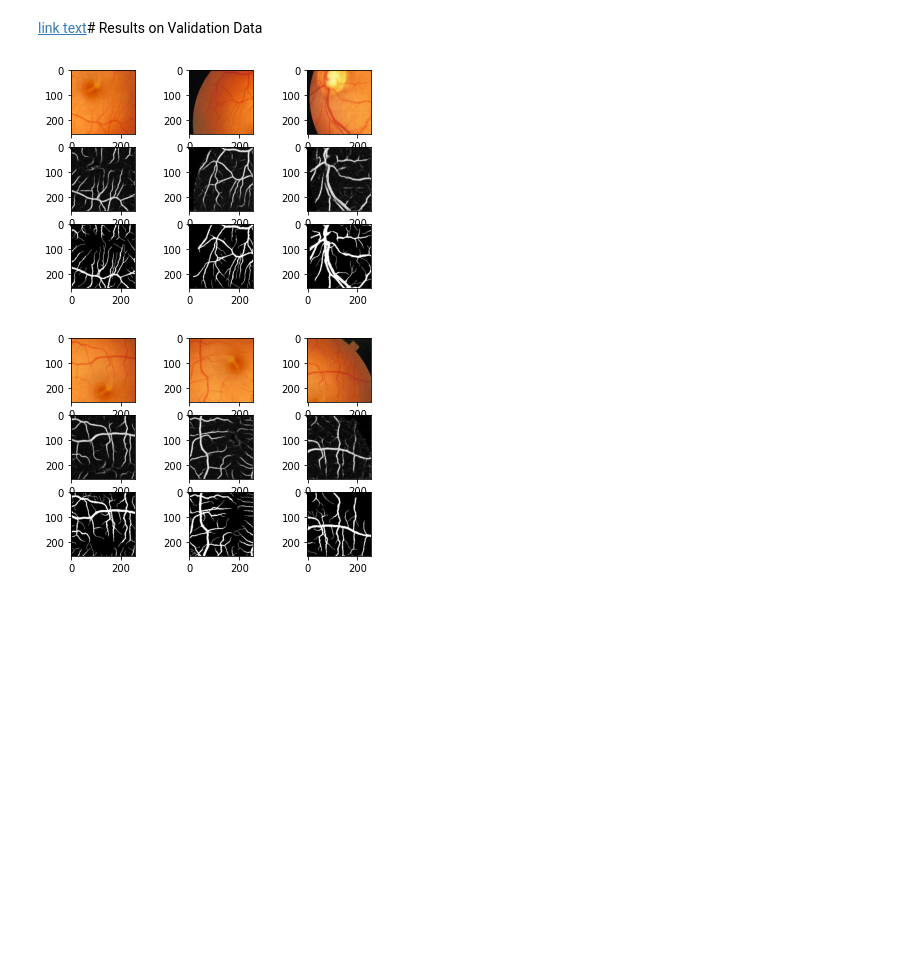
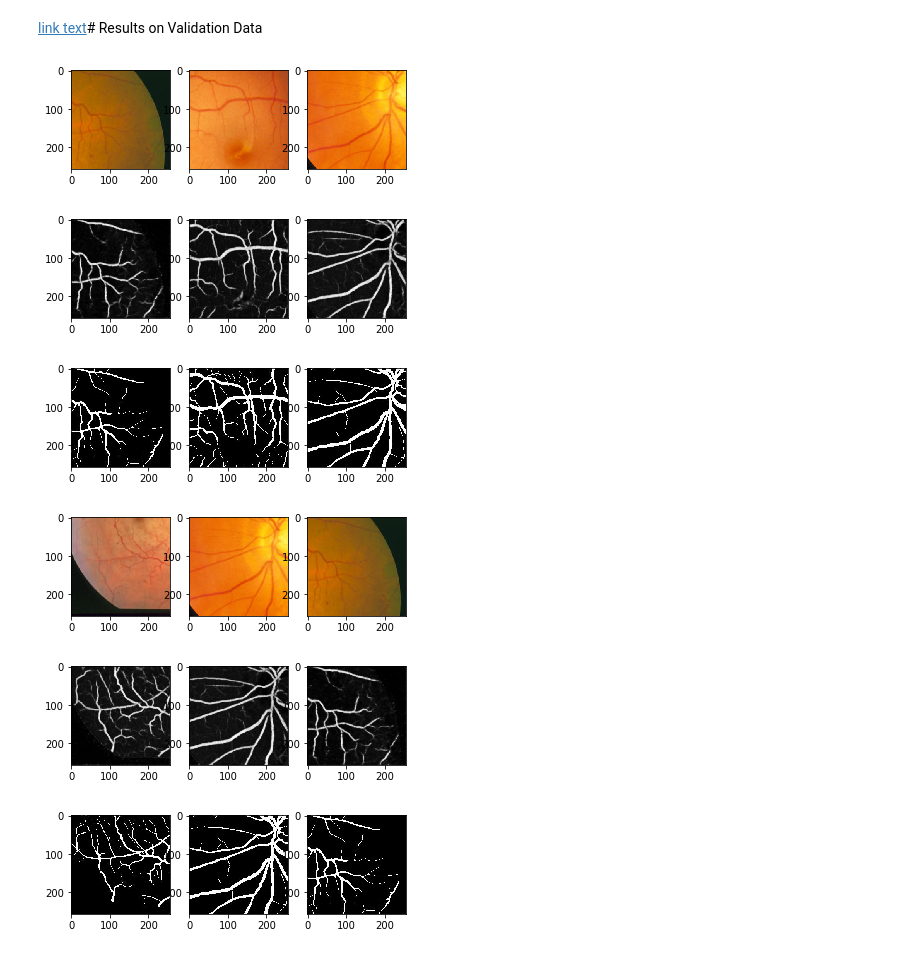
Before and after one commit to yashgupta-7/Medical-Image-Segmentation, a Jupyter notebook: U_Net_Training.ipynb, the cells around one changed output. Drawn from its saved outputs; the diff is of its cells as text; code cells hidden in the pictures; blank space fills up the shorter version.

```diff
--- a/U_Net_Training.ipynb
+++ b/U_Net_Training.ipynb
@@ -1,8 +1,9 @@
 # %%
+# ! conda update conda -y
 import torch
 import torch.nn as nn
 from torch import optim
 import torch.nn.functional as F
 import numpy as np
-use_gpu = True
+use_gpu = False
 on_google_colab = False
@@ -144,0 +137,6 @@ U_Net(
+# %%
+PATH = 'trained_models/retina_unet_256_16_.pth'
+##loading the model
+model = U_Net()
+model.load_state_dict(torch.load(PATH,map_location=torch.device('cpu')))
+model.eval()
@@ -145,3 +161,5 @@ U_Net(
+# %%
+u_net=model
 # %%
 #Showing 2 random segmentations
 import matplotlib.pyplot as plt
@@ -159,9 +177,9 @@ for i in range(2):
     s2 = torchvision.transforms.ToTensor()(im2).unsqueeze(0)
     s3 = torchvision.transforms.ToTensor()(im3).unsqueeze(0)
 
-    pred1 = model(s1).cpu().detach().numpy()
-    pred2 = model(s2).cpu().detach().numpy()
-    pred3 = model(s3).cpu().detach().numpy()
+    pred1 = u_net(s1).cpu().detach().numpy()
+    pred2 = u_net(s2).cpu().detach().numpy()
+    pred3 = u_net(s3).cpu().detach().numpy()
 
     f = plt.figure()
     f.add_subplot(2,3, 1)
@@ -184,49 +202,57 @@ for i in range(2):
 # %%
 #Showing 2 random segmentations
 import matplotlib.pyplot as plt
 import numpy as np
 from PIL import Image
 import torchvision
 
 imgs_folder = 'data/validation/'
 lbl_folder = 'data/validation_manual/'
 
 for i in range(2):
-    idx = np.random.randint(20)
+    idx = 1+np.random.randint(20)
+    idx2 = 1+np.random.randint(20)
+    idx3 = 1+np.random.randint(20)
     im1 = Image.open(imgs_folder + str(idx)  + '_orig.jpg')
-    im2 = Image.open(imgs_folder + str(idx)  + '_rot.jpg')
-    im3 = Image.open(imgs_folder + str(idx)  + '_noise.jpg')
+    im2 = Image.open(imgs_folder + str(idx2)  + '_orig.jpg')
+    im3 = Image.open(imgs_folder + str(idx3)  + '_orig.jpg')
     im4 = Image.open(lbl_folder + str(idx)  + '_orig.jpg')
-    im5 = Image.open(lbl_folder + str(idx)  + '_rot.jpg')
-    im6 = Image.open(lbl_folder + str(idx)  + '_noise.jpg')
+    im5 = Image.open(lbl_folder + str(idx2)  + '_orig.jpg')
+    im6 = Image.open(lbl_folder + str(idx3)  + '_orig.jpg')
 
     s1 = torchvision.transforms.ToTensor()(im1).unsqueeze(0)
     s2 = torchvision.transforms.ToTensor()(im2).unsqueeze(0)
     s3 = torchvision.transforms.ToTensor()(im3).unsqueeze(0)
 
-    pred1 = model(s1).cpu().detach().numpy()
-    pred2 = model(s2).cpu().detach().numpy()
-    pred3 = model(s3).cpu().detach().numpy()
+    pred1 = u_net(s1).cpu().detach().numpy()
+    pred2 = u_net(s2).cpu().detach().numpy()
+    pred3 = u_net(s3).cpu().detach().numpy()
 
     f = plt.figure()
-    f.add_subplot(3,3, 1)
+    f.add_subplot(1,3, 1)
     plt.imshow(im1)
-    f.add_subplot(3,3, 2)
+    f.add_subplot(1,3, 2)
     plt.imshow(im2)
-    f.add_subplot(3,3, 3)
+    f.add_subplot(1,3, 3)
     plt.imshow(im3)
-    f.add_subplot(3,3, 4)
+    f = plt.figure()
+    f.add_subplot(1,3, 1)
     plt.imshow(pred1[0][0],cmap='gray')
-    f.add_subplot(3,3, 5)
+    f.add_subplot(1,3, 2)
     plt.imshow(pred2[0][0],cmap='gray')
-    f.add_subplot(3,3, 6)
+    f.add_subplot(1,3, 3)
     plt.imshow(pred3[0][0],cmap='gray')
-    f.add_subplot(3,3, 7)
+    f = plt.figure()
+    f.add_subplot(1,3, 1)
     plt.imshow(im4,cmap='gray')
-    f.add_subplot(3,3, 8)
+    f.add_subplot(1,3, 2)
     plt.imshow(im5,cmap='gray')
-    f.add_subplot(3,3, 9)
+    f.add_subplot(1,3, 3)
     plt.imshow(im6,cmap='gray')
 # %% [output]
-[figure, old version]
+[figure, new version]
-[figure, old version]
+[figure, new version]
+[figure, added]
+[figure, added]
+[figure, added]
+[figure, added]
```
Also changed, not shown: parts of 10 cells of this notebook, 1 other file.
